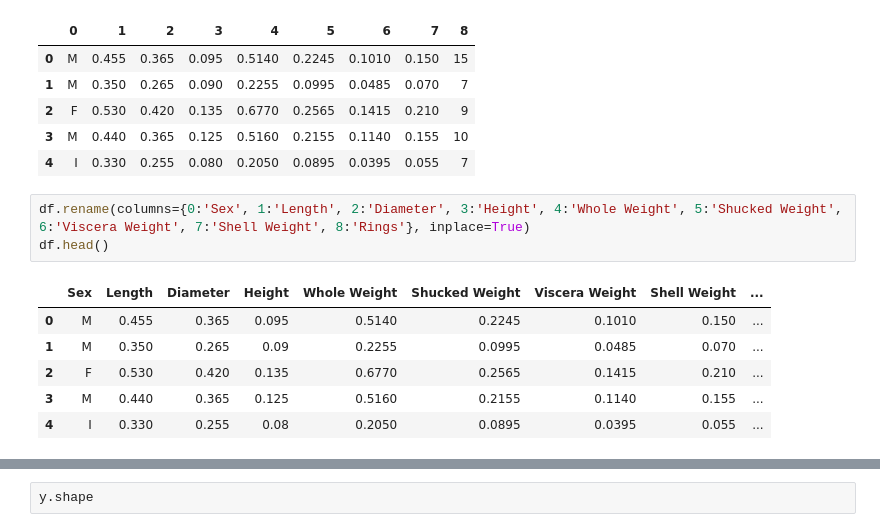
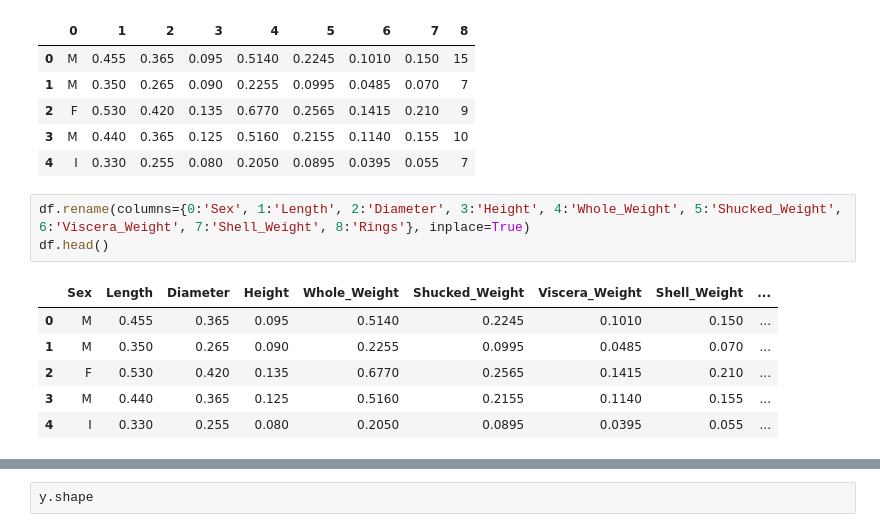
Before and after one commit to PaletteofDesign/knn, a Jupyter notebook: knn.ipynb, the cells around one changed output, grey strips where cells are left out. Cells and saved outputs as stored; diff of their text form.

```diff
--- a/knn.ipynb
+++ b/knn.ipynb
@@ -22,12 +28,12 @@ df.head()
 | 3 | M | 0.440 | 0.365 | 0.125 | 0.5160 | 0.2155 | 0.1140 | 0.155 | 10 |
 | 4 | I | 0.330 | 0.255 | 0.080 | 0.2050 | 0.0895 | 0.0395 | 0.055 | 7 |
 # %%
-df.rename(columns={0:'Sex', 1:'Length', 2:'Diameter', 3:'Height', 4:'Whole Weight', 5:'Shucked Weight', 6:'Viscera Weight', 7:'Shell Weight', 8:'Rings'}, inplace=True)
+df.rename(columns={0:'Sex', 1:'Length', 2:'Diameter', 3:'Height', 4:'Whole_Weight', 5:'Shucked_Weight', 6:'Viscera_Weight', 7:'Shell_Weight', 8:'Rings'}, inplace=True)
 df.head()
 # %% [output]
-|  | Sex | Length | Diameter | Height | Whole Weight | Shucked Weight | Viscera Weight | Shell Weight | ... |
+|  | Sex | Length | Diameter | Height | Whole_Weight | Shucked_Weight | Viscera_Weight | Shell_Weight | ... |
 | 0 | M | 0.455 | 0.365 | 0.095 | 0.5140 | 0.2245 | 0.1010 | 0.150 | ... |
-| 1 | M | 0.350 | 0.265 | 0.09 | 0.2255 | 0.0995 | 0.0485 | 0.070 | ... |
+| 1 | M | 0.350 | 0.265 | 0.090 | 0.2255 | 0.0995 | 0.0485 | 0.070 | ... |
 | 2 | F | 0.530 | 0.420 | 0.135 | 0.6770 | 0.2565 | 0.1415 | 0.210 | ... |
 | 3 | M | 0.440 | 0.365 | 0.125 | 0.5160 | 0.2155 | 0.1140 | 0.155 | ... |
-| 4 | I | 0.330 | 0.255 | 0.08 | 0.2050 | 0.0895 | 0.0395 | 0.055 | ... |
+| 4 | I | 0.330 | 0.255 | 0.080 | 0.2050 | 0.0895 | 0.0395 | 0.055 | ... |
```
Also changed, not shown: parts of 33 cells of this notebook.
